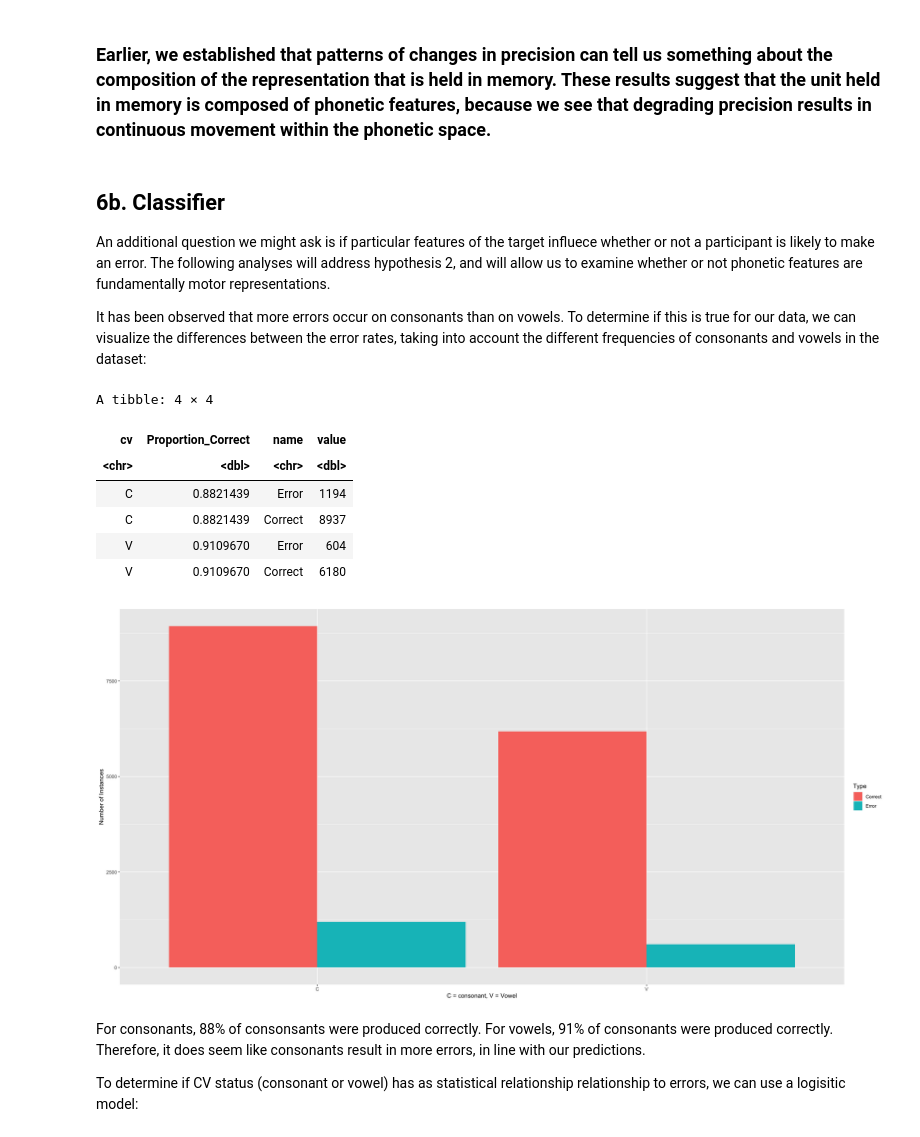
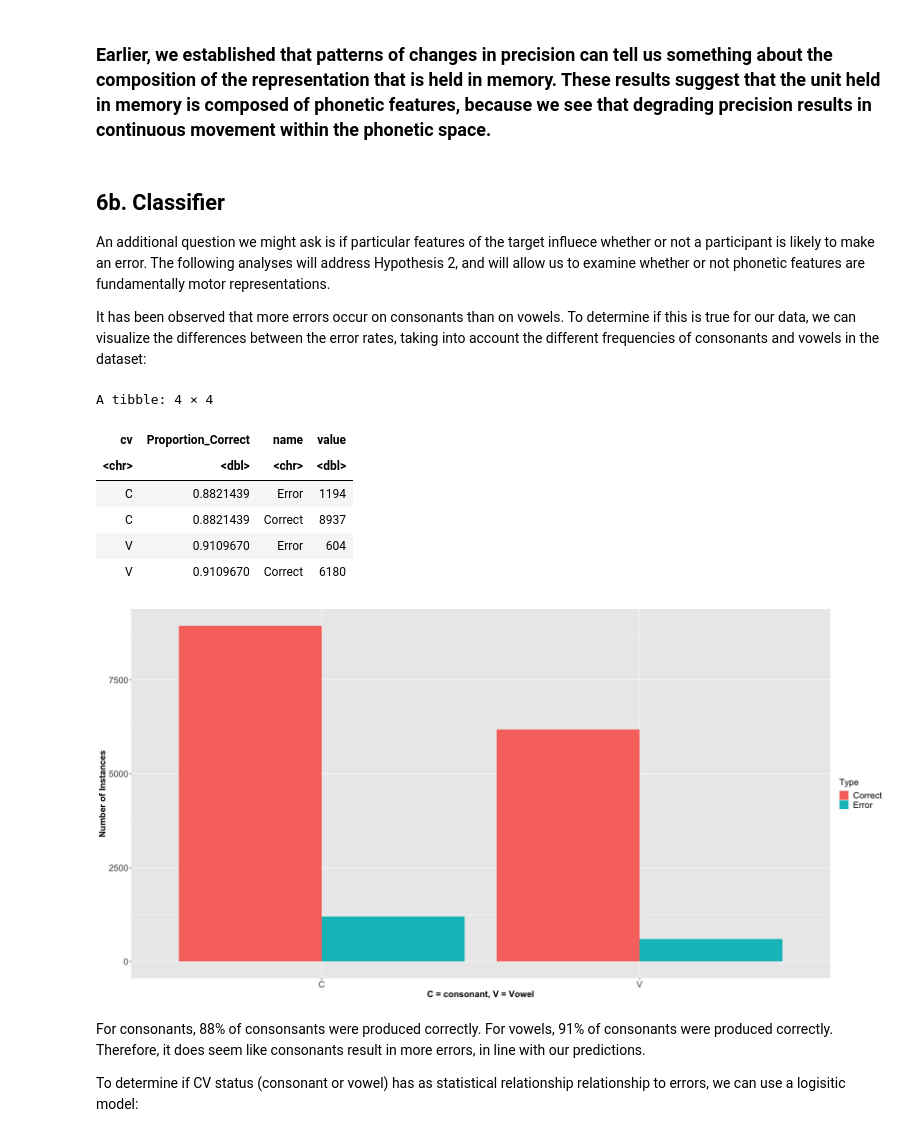
Before and after one commit to JenahBlack/Black_DSPN_S22, a Jupyter notebook: Black_DSPN_S22_FinalProject.ipynb, the cells around one changed output. Cells and saved outputs as stored; diff of their text form; code cells hidden in the pictures.

```diff
--- a/Black_DSPN_S22_FinalProject.ipynb
+++ b/Black_DSPN_S22_FinalProject.ipynb
@@ -612,32 +612,39 @@ This is the opposite effect than what we would expect from the primacy and recen
 # %% [markdown]
 ## 6b. Classifier
 
-An additional question we might ask is if particular features of the target influece whether or not a participant is likely to make an error.  The following analyses will address hypothesis 2, and will allow us to examine whether or not phonetic features are fundamentally motor representations.
+An additional question we might ask is if particular features of the target influece whether or not a participant is likely to make an error.  The following analyses will address Hypothesis 2, and will allow us to examine whether or not phonetic features are fundamentally motor representations.
 
 It has been observed that more errors occur on consonants than on vowels. To determine if this is true for our data, we can visualize the differences between the error rates, taking into account the different frequencies of consonants and vowels in the dataset:
 # %%
 cv_summary <- model_data %>%
   group_by(cv) %>%
   summarize(Error = sum(error),
             Correct = sum(error==0),
             Proportion_Correct = Correct / (Error+Correct))
 cv_summary_long <- pivot_longer(cv_summary, cols = c('Error','Correct'))
 cv_summary_long
 
 ggplot(data = cv_summary_long, aes(x = cv, y = value, fill = name)) +
   geom_bar(stat = 'identity', position = position_dodge(width = .9)) +
   labs(x = 'C = consonant, V = Vowel',
        y = 'Number of Instances',
-       fill = 'Type')
+       fill = 'Type')+
+   theme(axis.title.y = element_text(size = 16, face = 'bold'),
+        axis.title.x = element_text(size = 16, face = 'bold'),
+        axis.text.x = element_text(size = 16),
+        axis.text.y = element_text(size = 16),
+        strip.text.x = element_text(size = 12),
+        legend.title = element_text(size = 16),
+        legend.text = element_text(size = 16),)
 # %% [output]
 A tibble: 4 × 4
 | cv | Proportion_Correct | name | value |
 | <chr> | <dbl> | <chr> | <dbl> |
 | C | 0.8821439 | Error | 1194 |
 | C | 0.8821439 | Correct | 8937 |
 | V | 0.9109670 | Error | 604 |
 | V | 0.9109670 | Correct | 6180 |
-[figure, old version]
+[figure, new version]
 # %% [markdown]
 For consonants, 88% of consonsants were produced correctly. For vowels, 91% of consonants were produced correctly. Therefore, it does seem like consonants result in more errors, in line with our predictions.
 
```
Also changed, not shown: parts of 4 cells of this notebook.
